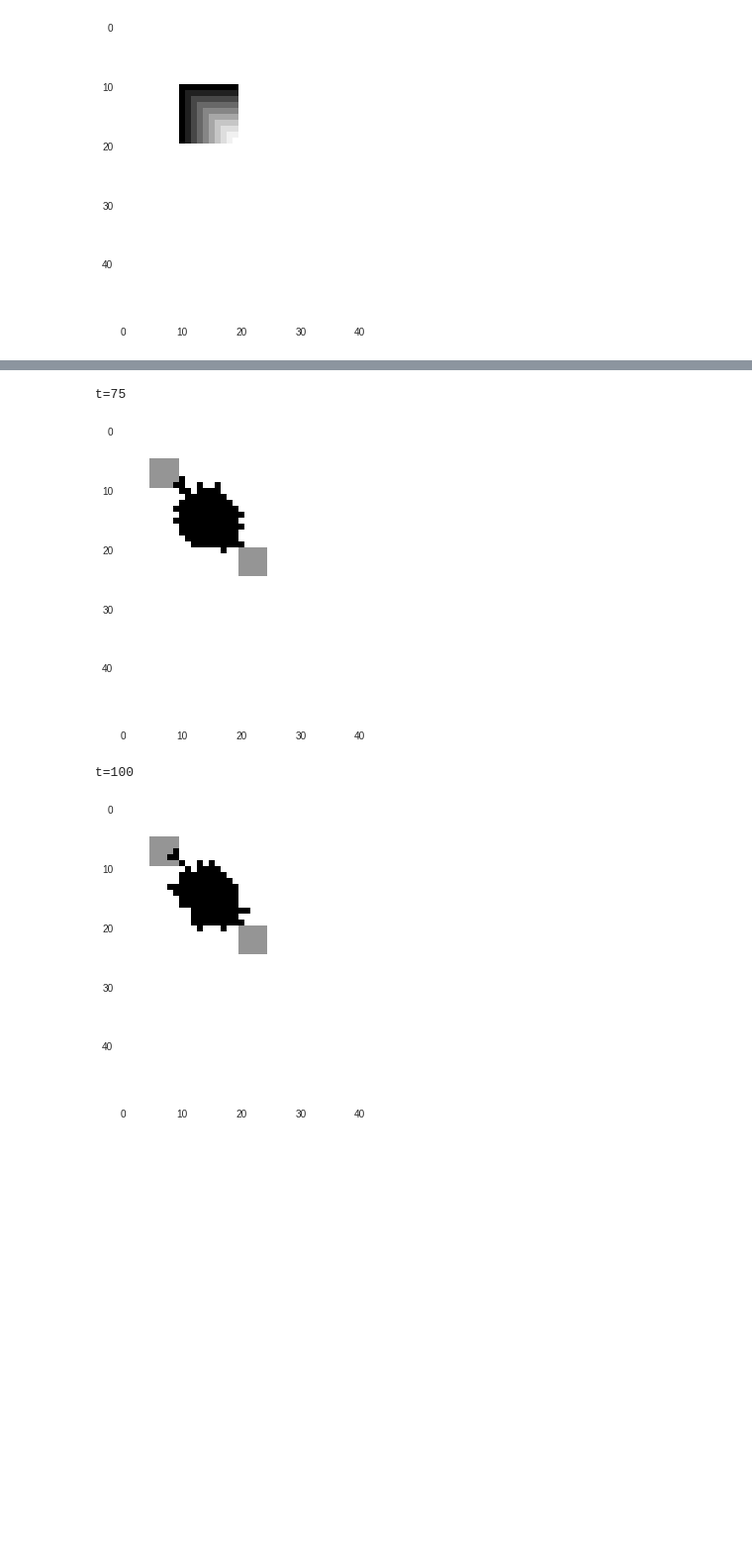
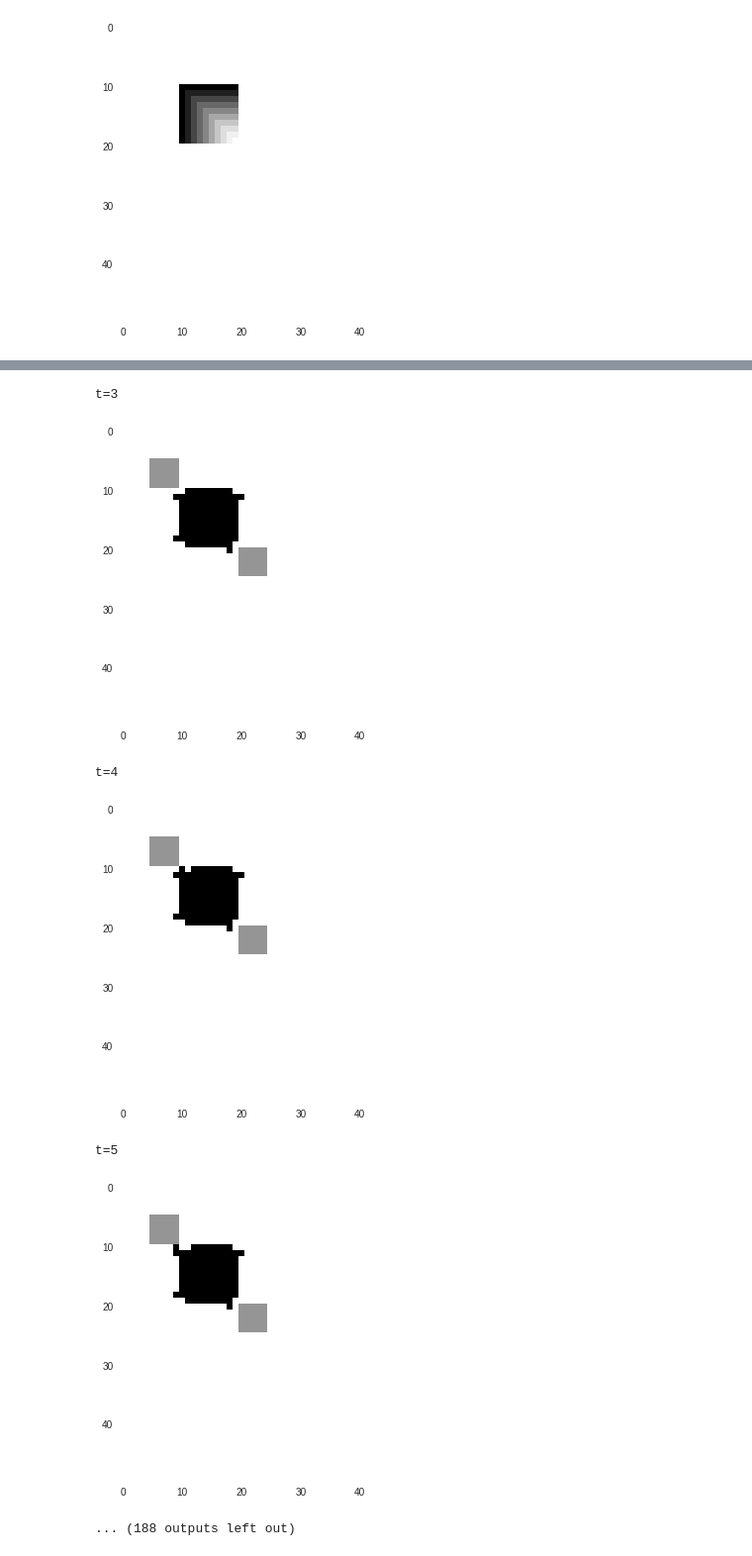
Before and after one commit to jpskycak/research_notebooks, a Jupyter notebook: programmable_self_assembly_into_non_simply_connected_shapes.ipynb, the cells around one changed output, grey strips where cells are left out. Shown at 99% size. Saved outputs shown, nothing was run; the diff lists cells and outputs as text; code cells hidden in the pictures; blank space fills up the shorter version.

```diff
--- a/programmable_self_assembly_into_non_simply_connected_shapes.ipynb
+++ b/programmable_self_assembly_into_non_simply_connected_shapes.ipynb
@@ -267,9 +284,9 @@ def plot_grid():
   plt.grid(False)
   plt.show()
 # %%
-for t in range(100+1):
+for t in range(500):
   timestep()
-  if t%25==0:
+  if t%1==0:
     print 't='+str(t)
     plot_grid()
 # %% [output]
@@ -282,4 +299,7 @@ t=50
-t=75
+t=3
-[figure, old version]
+[figure, new version]
-t=100
+t=4
-[figure, old version]
+[figure, new version]
+t=5
+[figure, added]
+... (188 outputs left out)
```
Also changed, not shown: parts of 6 cells of this notebook.
